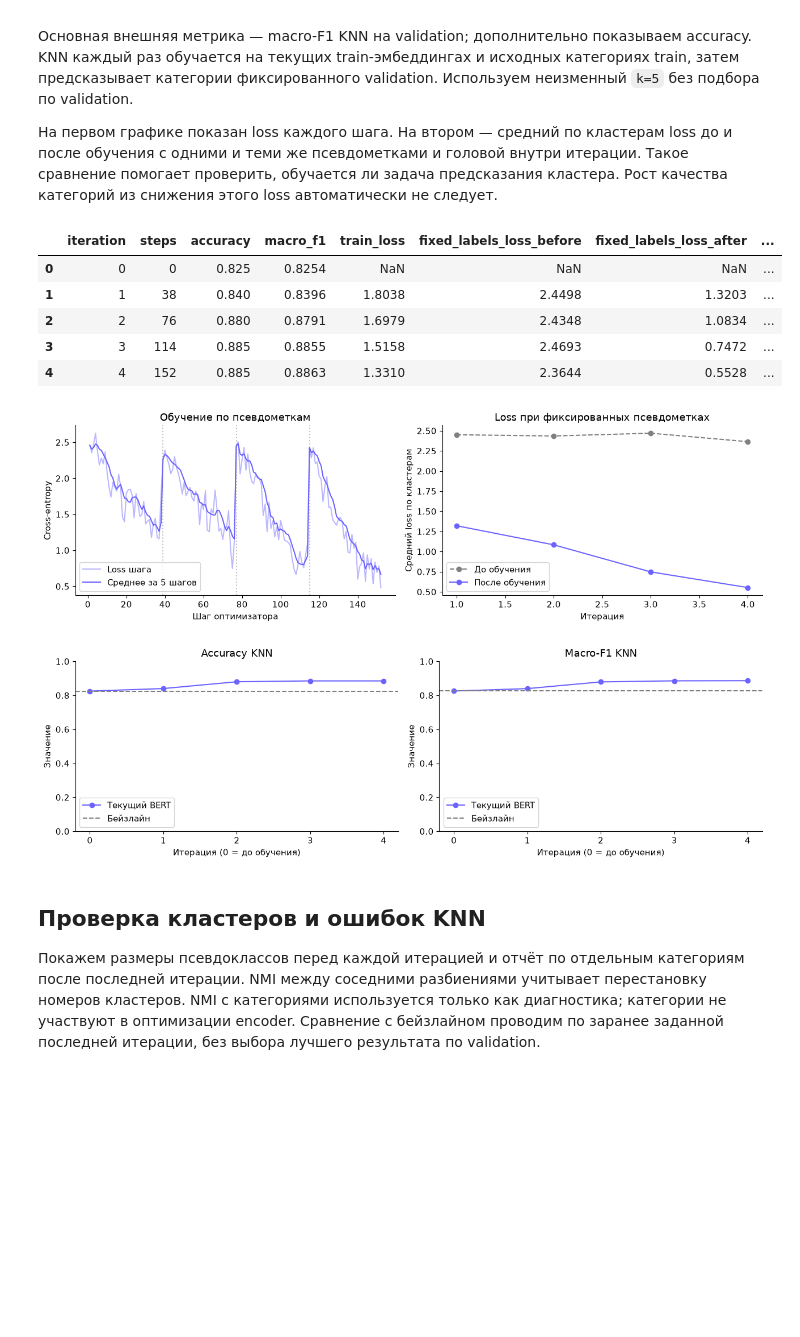
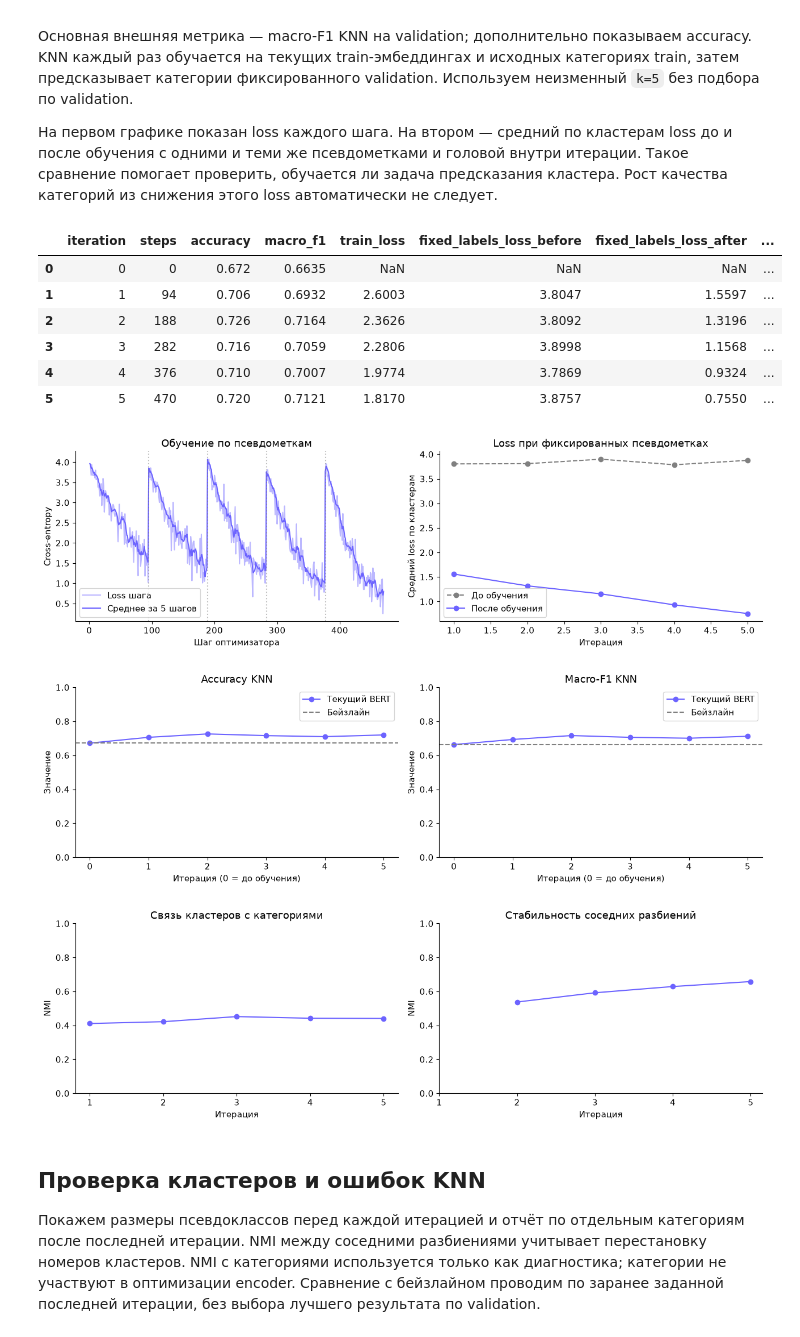
Before and after one commit to BogdanDelektorskiy/Course_work_community_detection, a Jupyter notebook: notebooks/08_deepcluster_training.ipynb, the cells around one changed output. Saved outputs shown, nothing was run; the diff lists cells and outputs as text; code cells hidden in the pictures; blank space fills up the shorter version.

Commit message:
Expand DeepCluster experiment and analysis

```diff
--- a/notebooks/08_deepcluster_training.ipynb
+++ b/notebooks/08_deepcluster_training.ipynb
@@ -60,13 +86,13 @@ CHECKPOINT_PATH = ASSETS / "models/epoch_64_encoder.pth"
 TOKENIZER_DIR = ASSETS / "models/rubert-tiny2-tokenizer"
 
 SEED = 42
-N_CATEGORIES = 10
-PER_CATEGORY = 80
-CANDIDATES_PER_CATEGORY = 240
+N_CATEGORIES = 20
+PER_CATEGORY = 100
+CANDIDATES_PER_CATEGORY = 300
 VAL_SIZE = 0.25
-N_CLUSTERS = 10
-PCA_COMPONENTS = 64
-N_ITERATIONS = 4
+N_CLUSTERS = 40
+PCA_COMPONENTS = 128
+N_ITERATIONS = 5
 BATCH_SIZE = 16
 MAX_LENGTH = 128
 ENCODER_LR = 1e-5
@@ -697,40 +730,53 @@ history_df = pd.DataFrame(history)
 steps_df = pd.DataFrame(step_history)
 display(history_df.round(4))
 fig, axes = plt.subplots(1, 2, figsize=(13, 4))
 axes[0].plot(steps_df["step"], steps_df["loss"], color=PURPLE, alpha=0.45, label="Loss шага")
 axes[0].plot(steps_df["step"], steps_df.groupby("iteration")["loss"].transform(lambda s: s.rolling(5, min_periods=1).mean()), color=PURPLE, label="Среднее за 5 шагов")
 for start in steps_df.groupby("iteration")["step"].min().iloc[1:]:
     axes[0].axvline(start, color="grey", linestyle=":", alpha=0.5)
 axes[0].set(title="Обучение по псевдометкам", xlabel="Шаг оптимизатора", ylabel="Cross-entropy")
 trained = history_df[history_df["iteration"] > 0]
 axes[1].plot(trained["iteration"], trained["fixed_labels_loss_before"], "o--", color="grey", label="До обучения")
 axes[1].plot(trained["iteration"], trained["fixed_labels_loss_after"], "o-", color=PURPLE, label="После обучения")
 axes[1].set(title="Loss при фиксированных псевдометках", xlabel="Итерация", ylabel="Средний loss по кластерам")
 for ax in axes:
     ax.legend()
 fig.tight_layout()
 fig.savefig(OUTPUT_DIR / "loss.png", dpi=150)
 plt.show()
 
 fig, axes = plt.subplots(1, 2, figsize=(13, 4))
 for ax, metric, title in zip(axes, ["accuracy", "macro_f1"], ["Accuracy KNN", "Macro-F1 KNN"]):
     ax.plot(history_df["iteration"], history_df[metric], "o-", color=PURPLE, label="Текущий BERT")
     ax.axhline(baseline_metrics[metric], color="grey", linestyle="--", label="Бейзлайн")
     ax.set(title=title, xlabel="Итерация (0 = до обучения)", ylabel="Значение", ylim=(0, 1))
     ax.set_xticks(range(N_ITERATIONS + 1))
     ax.legend()
 fig.tight_layout()
 fig.savefig(OUTPUT_DIR / "knn_metrics.png", dpi=150)
 plt.show()
+
+fig, axes = plt.subplots(1, 2, figsize=(13, 4))
+axes[0].plot(trained["iteration"], trained["cluster_category_nmi"], "o-", color=PURPLE)
+axes[0].set(title="Связь кластеров с категориями", xlabel="Итерация", ylabel="NMI", ylim=(0, 1))
+axes[1].plot(trained["iteration"], trained["reassignment_nmi"], "o-", color=PURPLE)
+axes[1].set(title="Стабильность соседних разбиений", xlabel="Итерация", ylabel="NMI", ylim=(0, 1))
+for ax in axes:
+    ax.set_xticks(range(1, N_ITERATIONS + 1))
+fig.tight_layout()
+fig.savefig(OUTPUT_DIR / "cluster_nmi.png", dpi=150)
+plt.show()
 # %% [output]
 |  | iteration | steps | accuracy | macro_f1 | train_loss | fixed_labels_loss_before | fixed_labels_loss_after | ... |
-| 0 | 0 | 0 | 0.825 | 0.8254 | NaN | NaN | NaN | ... |
-| 1 | 1 | 38 | 0.840 | 0.8396 | 1.8038 | 2.4498 | 1.3203 | ... |
-| 2 | 2 | 76 | 0.880 | 0.8791 | 1.6979 | 2.4348 | 1.0834 | ... |
-| 3 | 3 | 114 | 0.885 | 0.8855 | 1.5158 | 2.4693 | 0.7472 | ... |
-| 4 | 4 | 152 | 0.885 | 0.8863 | 1.3310 | 2.3644 | 0.5528 | ... |
+| 0 | 0 | 0 | 0.672 | 0.6635 | NaN | NaN | NaN | ... |
+| 1 | 1 | 94 | 0.706 | 0.6932 | 2.6003 | 3.8047 | 1.5597 | ... |
+| 2 | 2 | 188 | 0.726 | 0.7164 | 2.3626 | 3.8092 | 1.3196 | ... |
+| 3 | 3 | 282 | 0.716 | 0.7059 | 2.2806 | 3.8998 | 1.1568 | ... |
+| 4 | 4 | 376 | 0.710 | 0.7007 | 1.9774 | 3.7869 | 0.9324 | ... |
+| 5 | 5 | 470 | 0.720 | 0.7121 | 1.8170 | 3.8757 | 0.7550 | ... |
-[figure, old version]
+[figure, new version]
-[figure, old version]
+[figure, new version]
+[figure, added]
 # %% [markdown]
 ## Проверка кластеров и ошибок KNN
 
```
Also changed, not shown: parts of 13 cells of this notebook.
